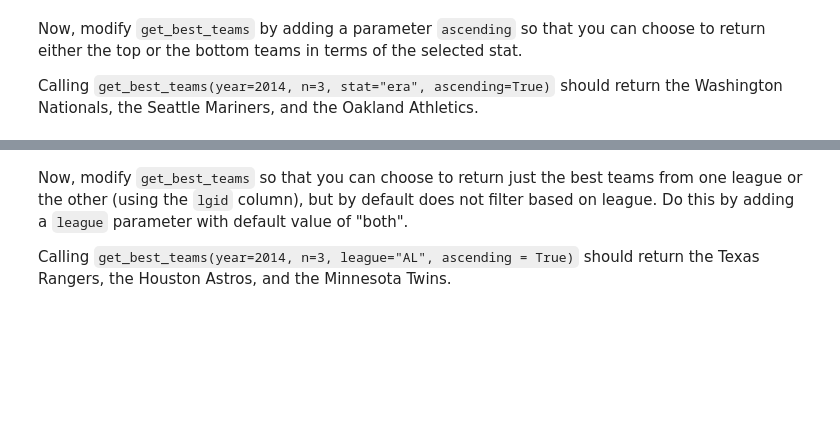
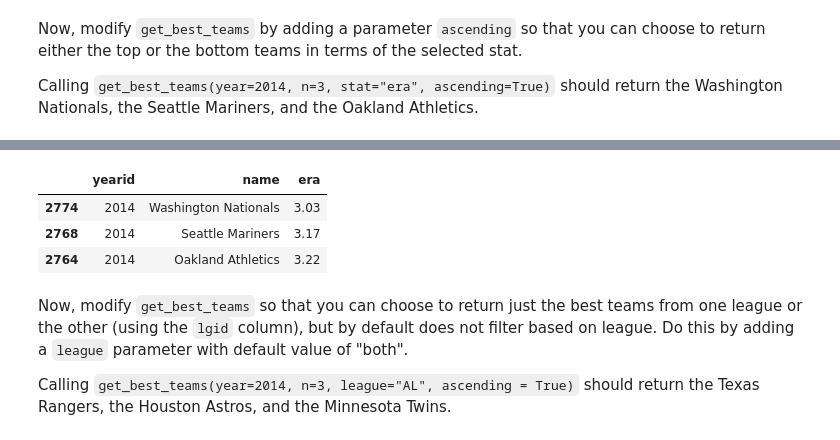
Before and after one commit to NSS-Data-Analytics-Cohort-10/loops-and-functions-rushichokshi, a Jupyter notebook: notebooks/Loops_and_Functions_Practice_DA10.ipynb, the cells around one changed output, grey strips where cells are left out. Drawn from its saved outputs; the diff is of its cells as text; code cells hidden in the pictures; blank space fills up the shorter version.

```diff
--- a/notebooks/Loops_and_Functions_Practice_DA10.ipynb
+++ b/notebooks/Loops_and_Functions_Practice_DA10.ipynb
@@ -232,0 +251,5 @@ Calling `get_best_teams(year=2014, n=3, stat="era", ascending=True)` should retu
+# %%
+def get_best_teams_2(year,n=5,stat='w',ascending=False):
+    """returns the top or bottom n teams of a given year and stat"""
+    best_teams_output_2 = teams[teams['yearid']==year].sort_values(stat,ascending=ascending)[['yearid','name',stat]].head(n)
+    return best_teams_output_2
@@ -233,3 +263,10 @@ Calling `get_best_teams(year=2014, n=3, stat="era", ascending=True)` should retu
+# %%
+get_best_teams_2(year=2014, n=3, stat="era", ascending=True)
+# %% [output]
+|  | yearid | name | era |
+| 2774 | 2014 | Washington Nationals | 3.03 |
+| 2768 | 2014 | Seattle Mariners | 3.17 |
+| 2764 | 2014 | Oakland Athletics | 3.22 |
 # %% [markdown]
 Now, modify `get_best_teams` so that you can choose to return just the best teams from one league or the other (using the `lgid` column), but by default does not filter based on league. Do this by adding a `league` parameter with default value of "both".
 
```
Also changed, not shown: parts of 15 cells of this notebook.
